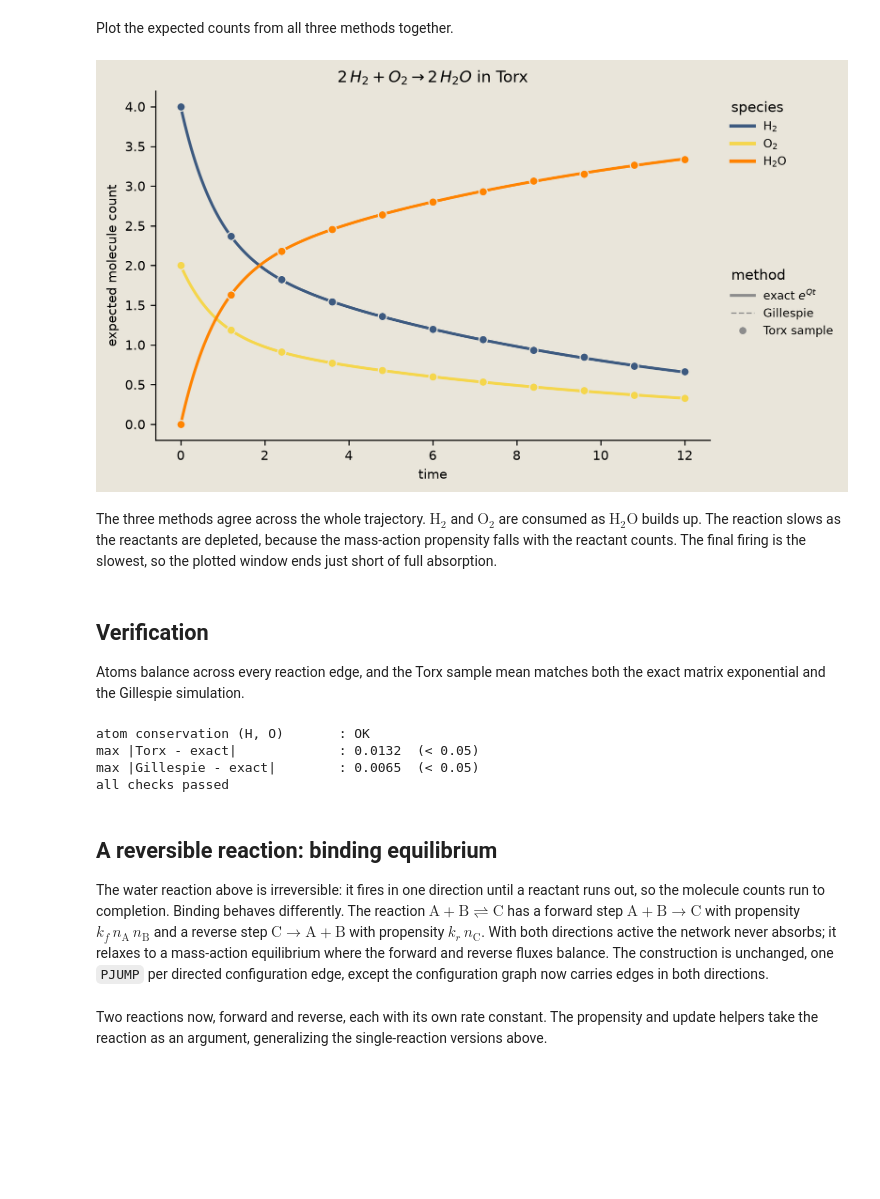
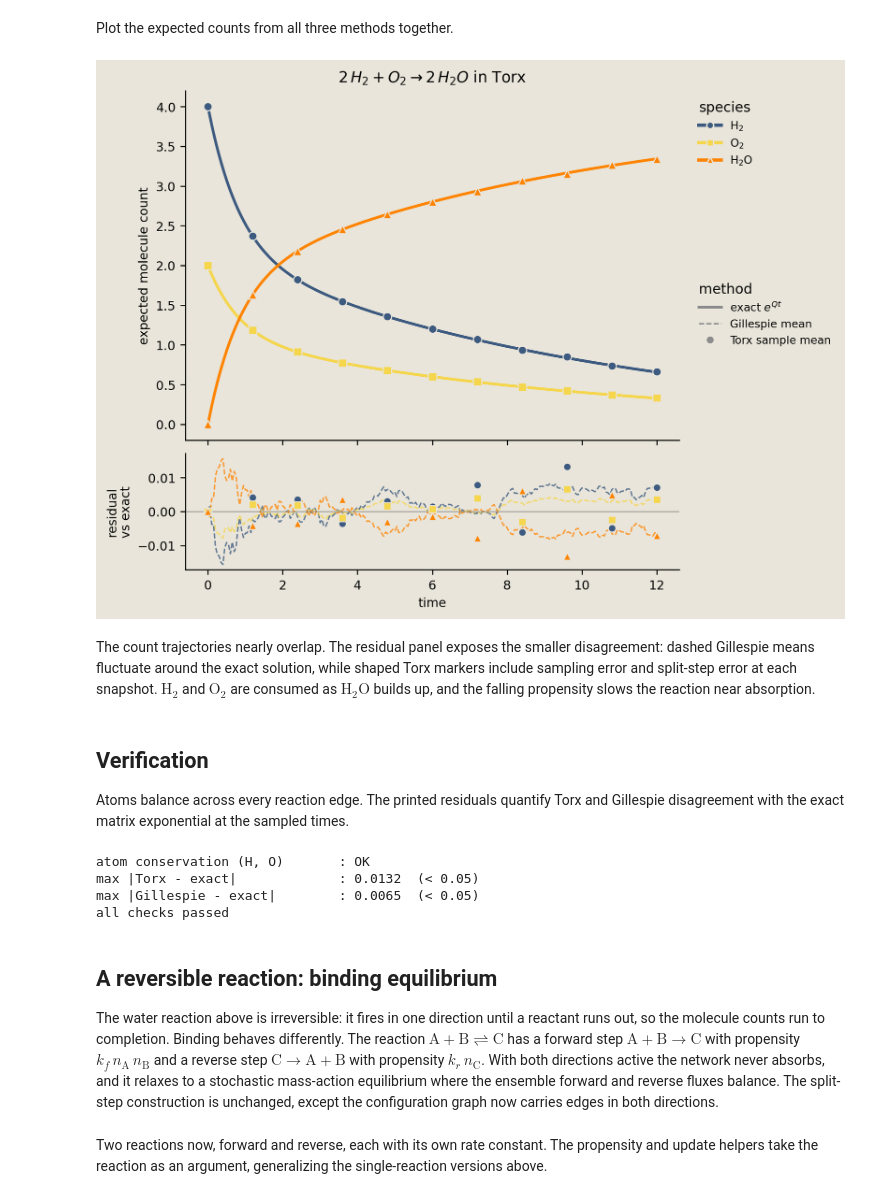
Before and after one commit to extropic-ai/torx, a Jupyter notebook: examples/05_chemical_reaction_networks.ipynb, the cells around one changed output. Cells and saved outputs as stored; diff of their text form; code cells hidden in the pictures; blank space fills up the shorter version.

```diff
--- a/examples/05_chemical_reaction_networks.ipynb
+++ b/examples/05_chemical_reaction_networks.ipynb
@@ -82,11 +84,11 @@ def propensity(state):
     return a
 # %%
-def apply_reaction(state):
-    """Return the configuration after one firing of the reaction."""
+def apply_water_reaction(state):
+    """Return the configuration after one firing of the water reaction."""
     out = list(state)
-    for s, nu in reactants.items():
-        out[s] -= nu
-    for s, nu in products.items():
-        out[s] += nu
+    for species_index, stoich in water_reactants.items():
+        out[species_index] -= stoich
+    for species_index, stoich in water_products.items():
+        out[species_index] += stoich
     return tuple(out)
 # %%
@@ -102,14 +105,15 @@ def reachable(initial):
     return sorted(seen)
 # %%
-configs = reachable(initial)
-index = {c2: i for i, c2 in enumerate(configs)}
-config_edges = [
-    (index[s], index[apply_reaction(s)], propensity(s))
-    for s in configs if all(s[k] >= nu for k, nu in reactants.items())
+water_configs = reachable_water(water_initial)
+water_index = {config: i for i, config in enumerate(water_configs)}
+water_edges = [
+    (water_index[state], water_index[apply_water_reaction(state)], water_propensity(state))
+    for state in water_configs
+    if all(state[k] >= nu for k, nu in water_reactants.items())
 ]
-print("reachable configurations:", configs)
-for i, j, rate in config_edges:
-    print(f"  {configs[i]} -> {configs[j]}   propensity = {rate:.3f}")
+print("reachable configurations:", water_configs)
+for i, j, rate in water_edges:
+    print(f"  {water_configs[i]} -> {water_configs[j]}   propensity = {rate:.3f}")
 # %% [output]
 reachable configurations: [(0, 0, 4), (2, 1, 2), (4, 2, 0)]
   (2, 1, 2) -> (0, 0, 4)   propensity = 0.100
@@ -182,22 +243,27 @@ sampled 11 snapshot circuits
 # %% [markdown]
 Plot the expected counts from all three methods together.
 # %%
-series = [
-    (r"$\mathrm{H_2}$", H2, EXACT_COLOR),
-    (r"$\mathrm{O_2}$", O2, EXTROPIC_GOLD),
-    (r"$\mathrm{H_2O}$", H2O, TORX_COLOR),
+water_series = [
+    (r"$\mathrm{H_2}$", H2, EXACT_COLOR, "o"),
+    (r"$\mathrm{O_2}$", O2, EXTROPIC_GOLD, "s"),
+    (r"$\mathrm{H_2O}$", H2O, TORX_COLOR, "^"),
 ]
 fig = plot_species_dynamics(
     r"$2\,H_2 + O_2 \rightarrow 2\,H_2O$ in Torx",
-    times, ref_counts, gillespie_counts, snapshot_times, torx_counts, series,
+    water_times,
+    water_exact_counts,
+    water_gillespie_counts,
+    water_snapshot_times,
+    water_torx_counts,
+    water_series,
 )
 savefig(fig, "05_crn_dynamics")
 # %% [output]
-[figure, old version]
+[figure, new version]
 # %% [markdown]
-The three methods agree across the whole trajectory. $\mathrm{H_2}$ and $\mathrm{O_2}$ are consumed as $\mathrm{H_2O}$ builds up. The reaction slows as the reactants are depleted, because the mass-action propensity falls with the reactant counts. The final firing is the slowest, so the plotted window ends just short of full absorption.
+The count trajectories nearly overlap. The residual panel exposes the smaller disagreement: dashed Gillespie means fluctuate around the exact solution, while shaped Torx markers include sampling error and split-step error at each snapshot. $\mathrm{H_2}$ and $\mathrm{O_2}$ are consumed as $\mathrm{H_2O}$ builds up, and the falling propensity slows the reaction near absorption.
 # %% [markdown]
 ## Verification
 
-Atoms balance across every reaction edge, and the Torx sample mean matches both the exact matrix exponential and the Gillespie simulation.
+Atoms balance across every reaction edge. The printed residuals quantify Torx and Gillespie disagreement with the exact matrix exponential at the sampled times.
 # %%
@@ -221,7 +296,7 @@ all checks passed
 # %% [markdown]
 ## A reversible reaction: binding equilibrium
 
-The water reaction above is irreversible: it fires in one direction until a reactant runs out, so the molecule counts run to completion. Binding behaves differently. The reaction $\mathrm{A} + \mathrm{B} \rightleftharpoons \mathrm{C}$ has a forward step $\mathrm{A} + \mathrm{B} \to \mathrm{C}$ with propensity $k_f\,n_{\mathrm{A}}\,n_{\mathrm{B}}$ and a reverse step $\mathrm{C} \to \mathrm{A} + \mathrm{B}$ with propensity $k_r\,n_{\mathrm{C}}$. With both directions active the network never absorbs; it relaxes to a mass-action equilibrium where the forward and reverse fluxes balance. The construction is unchanged, one `PJUMP` per directed configuration edge, except the configuration graph now carries edges in both directions.
+The water reaction above is irreversible: it fires in one direction until a reactant runs out, so the molecule counts run to completion. Binding behaves differently. The reaction $\mathrm{A} + \mathrm{B} \rightleftharpoons \mathrm{C}$ has a forward step $\mathrm{A} + \mathrm{B} \to \mathrm{C}$ with propensity $k_f\,n_{\mathrm{A}}\,n_{\mathrm{B}}$ and a reverse step $\mathrm{C} \to \mathrm{A} + \mathrm{B}$ with propensity $k_r\,n_{\mathrm{C}}$. With both directions active the network never absorbs, and it relaxes to a stochastic mass-action equilibrium where the ensemble forward and reverse fluxes balance. The split-step construction is unchanged, except the configuration graph now carries edges in both directions.
 # %% [markdown]
 Two reactions now, forward and reverse, each with its own rate constant. The propensity and update helpers take the reaction as an argument, generalizing the single-reaction versions above.
 # %%
```
Also changed, not shown: parts of 32 cells of this notebook, 25 other files.
